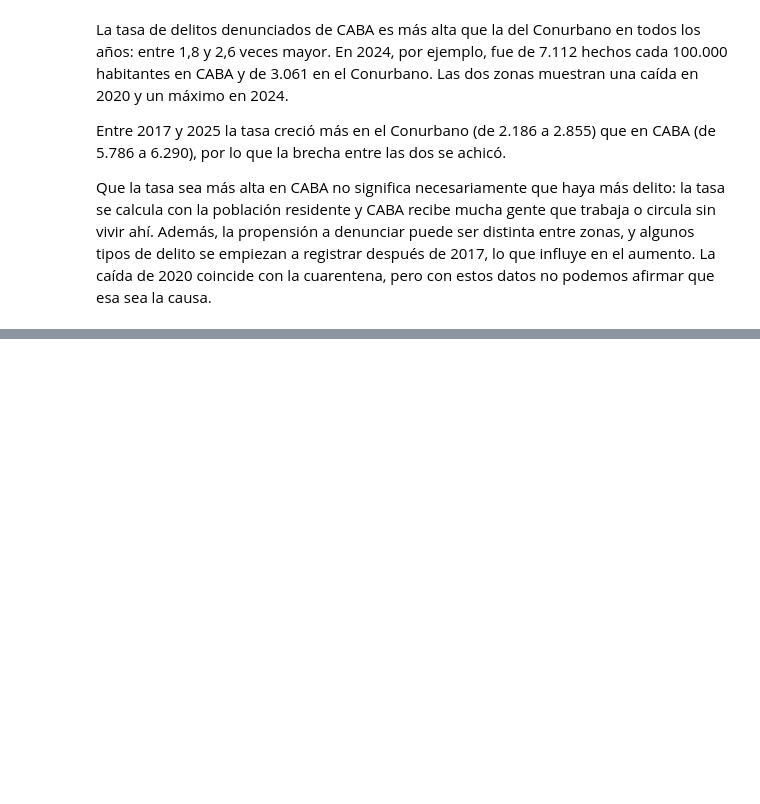
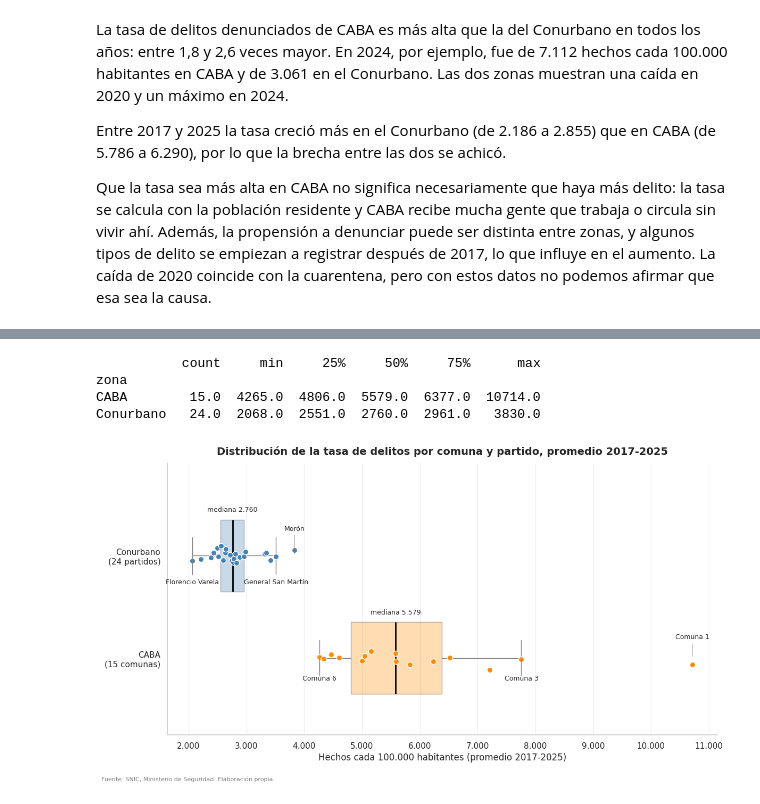
Before and after one commit to bauhaushm/TP-Delito_en_AMBA, a Jupyter notebook: TP_Delito.ipynb, the cells around one changed output, grey strips where cells are left out. Cells and saved outputs as stored; diff of their text form; code cells hidden in the pictures; blank space fills up the shorter version.

Commit message:
Boxplot

```diff
--- a/TP_Delito.ipynb
+++ b/TP_Delito.ipynb
@@ -740,0 +761,64 @@ afirmar que esa sea la causa.
+# %%
+# Tasa total promedio 2017-2025 de cada comuna y de cada partido (una observación por unidad)
+
+# 1) Tasa total por unidad y año: se suman las tasas de todos los tipos de delito de esa comuna o partido
+tasa_unidad_anio = (
+    base_zonas
+    .groupby(["zona", "Departamentos", "Año"], as_index=False)["tasa_hechos"]
+    .sum()
+)
+
+# 2) Promedio de los nueve años para cada comuna o partido
+tasa_unidad = tasa_unidad_anio.groupby(["zona", "Departamentos"])["tasa_hechos"].mean().reset_index()
+
+# 3) Resumen estadístico por zona (para verificar lo que muestra el gráfico)
+resumen = tasa_unidad.groupby("zona")["tasa_hechos"].describe()[["count", "min", "25%", "50%", "75%", "max"]].round(0)
+print(resumen)
+
+# 4) Boxplot horizontal: una caja por zona, con un punto por cada comuna o partido
+orden = ["CABA", "Conurbano"]                     # CABA queda abajo y Conurbano arriba
+colores = {"Conurbano": "steelblue", "CABA": "darkorange"}
+alto_caja = {"CABA": 0.7, "Conurbano": 0.7}     # alto de cada caja (solo cambia el aspecto, no los datos)
+etiquetas = {"CABA": "CABA\n(15 comunas)", "Conurbano": "Conurbano\n(24 partidos)"}
+fig, ax = plt.subplots(figsize=(12, 6.5))
+azar = np.random.default_rng(0)
+for pos, z in enumerate(orden):
+    d = tasa_unidad[tasa_unidad["zona"] == z].sort_values("tasa_hechos")
+    caja = ax.boxplot(d["tasa_hechos"], positions=[pos], vert=False, widths=alto_caja[z], patch_artist=True, showfliers=False,
+                      medianprops=dict(color="black", linewidth=2), whiskerprops=dict(color="gray"), capprops=dict(color="gray"))
+    caja["boxes"][0].set_facecolor(colores[z]); caja["boxes"][0].set_alpha(0.3)
+    ax.scatter(d["tasa_hechos"], azar.normal(pos, 0.07 if z == "Conurbano" else 0.05, len(d)), color=colores[z], edgecolor="white", s=55, zorder=3)
+    # Nombre del más bajo (debajo) y del más alto (arriba) de cada zona
+    ax.annotate(d.iloc[0]["Departamentos"], (d.iloc[0]["tasa_hechos"], pos), xytext=(0, -30 if z == "CABA" else -38), textcoords="offset points",
+                ha="center", fontsize=9, arrowprops=dict(arrowstyle="-", color="gray", lw=0.7))
+    ax.annotate(d.iloc[-1]["Departamentos"], (d.iloc[-1]["tasa_hechos"], pos), xytext=(0, 26 if z == "CABA" else 34), textcoords="offset points",
+                ha="center", fontsize=9, arrowprops=dict(arrowstyle="-", color="gray", lw=0.7))
+    # Nombre del último valor dentro del bigote (el más alto que no es un valor atípico)
+    q1, q3 = d["tasa_hechos"].quantile([0.25, 0.75])
+    limite = q3 + 1.5 * (q3 - q1)
+    ultimo = d[d["tasa_hechos"] <= limite].iloc[-1]
+    ax.annotate(ultimo["Departamentos"], (ultimo["tasa_hechos"], pos), xytext=(0, -30 if z == "CABA" else -38), textcoords="offset points",
+                ha="center", fontsize=9, arrowprops=dict(arrowstyle="-", color="gray", lw=0.7))
+    mediana = d["tasa_hechos"].median()
+    ax.text(mediana, pos + alto_caja[z] / 2 + 0.08, "mediana " + f"{mediana:,.0f}".replace(",", "."), ha="center", fontsize=9)
+
+ax.set_yticks(range(len(orden))); ax.set_yticklabels([etiquetas[z] for z in orden], fontsize=11)
+ax.set_ylim(-0.75, 1.9)
+ax.set_title("Distribución de la tasa de delitos por comuna y partido, promedio 2017-2025", fontsize=14, fontweight="bold", pad=12)
+ax.set_xlabel("Hechos cada 100.000 habitantes (promedio 2017-2025)")
+ax.xaxis.set_major_formatter(lambda v, _: f"{v:,.0f}".replace(",", "."))
+from matplotlib.ticker import MultipleLocator
+ax.xaxis.set_major_locator(MultipleLocator(1000))      # una marca cada 1.000
+ax.grid(axis="x", alpha=0.3)                           # líneas verticales suaves para leer los valores
+ax.grid(axis="y", visible=False)
+ax.spines[["top", "right"]].set_visible(False)
+fig.text(0.01, 0.005, "Fuente: SNIC, Ministerio de Seguridad. Elaboración propia.", fontsize=8, color="gray")
+plt.tight_layout(rect=[0, 0.03, 1, 1])
+plt.savefig("distribucion_tasa_unidades.png", dpi=110)
+plt.show()
+# %% [output]
+           count     min     25%     50%     75%      max
+zona
+CABA        15.0  4265.0  4806.0  5579.0  6377.0  10714.0
+Conurbano   24.0  2068.0  2551.0  2760.0  2961.0   3830.0
+[figure, added]
```
Also changed, not shown: parts of 4 cells of this notebook.
